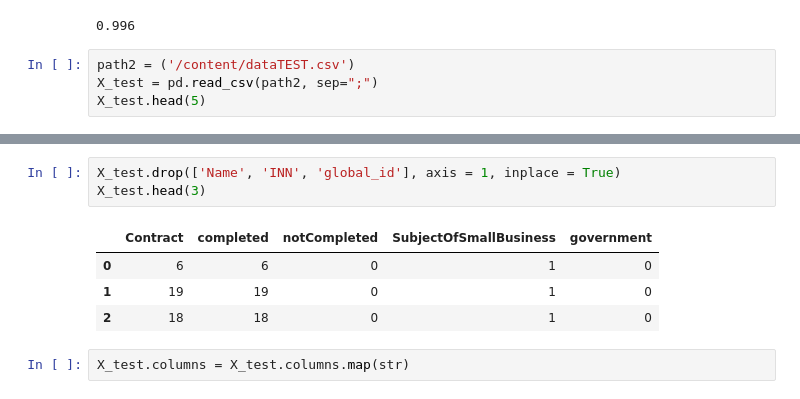
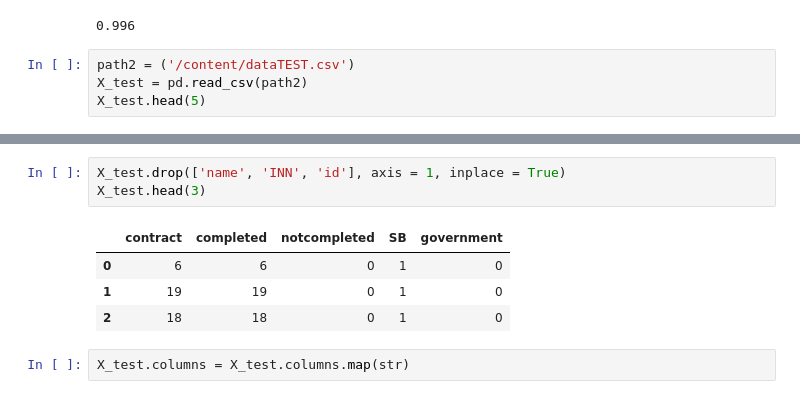
Before and after one commit to Leksandretta/inno_arch, a Jupyter notebook: ml_itog.ipynb, the cells around one changed output, grey strips where cells are left out. Drawn from its saved outputs; the diff is of its cells as text.

```diff
--- a/ml_itog.ipynb
+++ b/ml_itog.ipynb
@@ -124,6 +124,6 @@ round(model_accuracy, 3)
 0.996
 # %%
 path2 = ('/content/dataTEST.csv')
-X_test = pd.read_csv(path2, sep=";")
+X_test = pd.read_csv(path2)
 X_test.head(5)
 # %% [output]
@@ -152,10 +152,10 @@ Data columns (total 8 columns):
 dtypes: int64(7), object(1)
 memory usage: 6.4+ KB
 # %%
-X_test.drop(['Name', 'INN', 'global_id'], axis = 1, inplace = True)
+X_test.drop(['name', 'INN', 'id'], axis = 1, inplace = True)
 X_test.head(3)
 # %% [output]
-|  | Contract | completed | notСompleted | SubjectOfSmallBusiness | government |
+|  | contract | completed | notcompleted | SB | government |
 | 0 | 6 | 6 | 0 | 1 | 0 |
 | 1 | 19 | 19 | 0 | 1 | 0 |
 | 2 | 18 | 18 | 0 | 1 | 0 |
```
Also changed, not shown: parts of 5 cells of this notebook.
